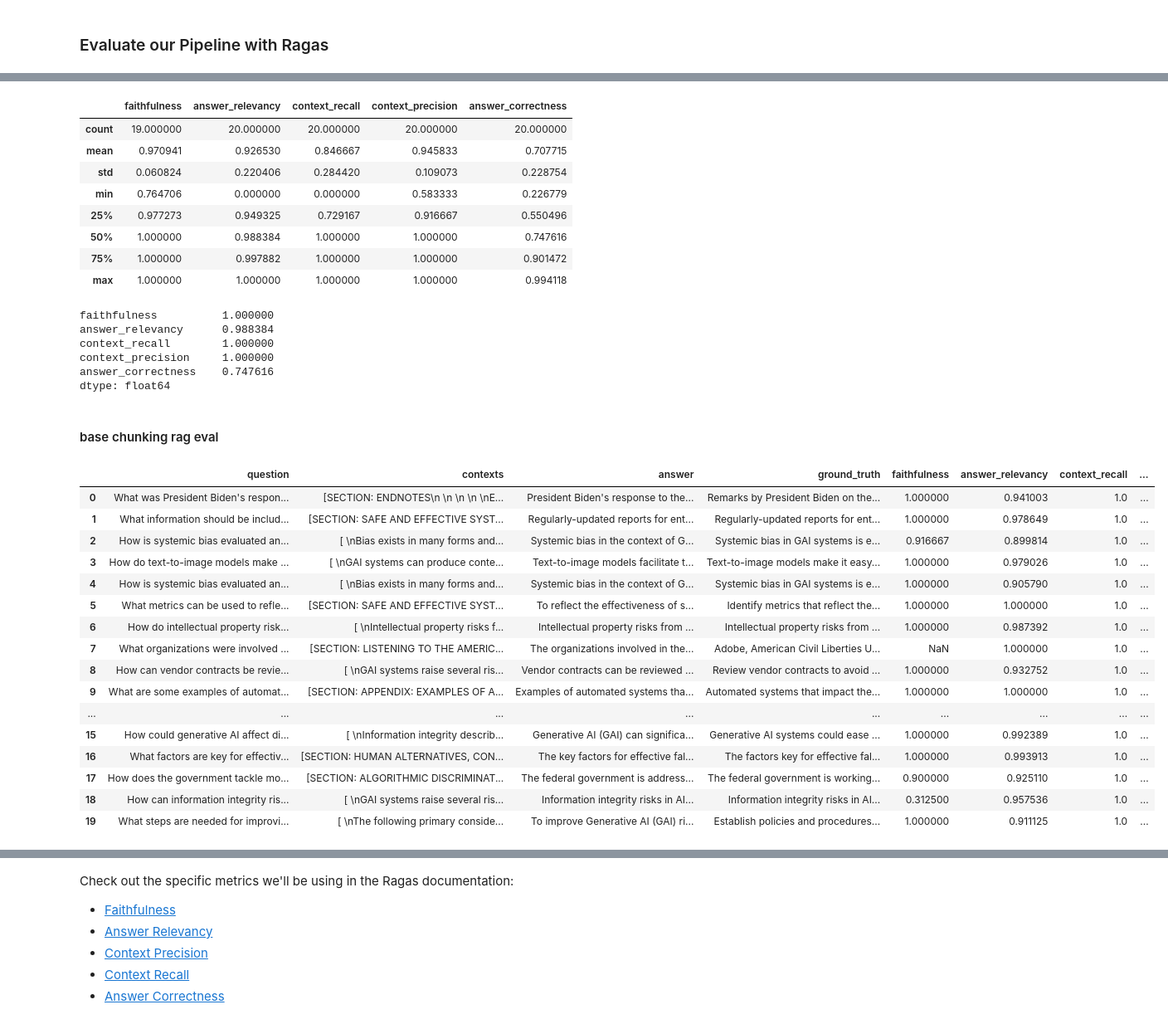
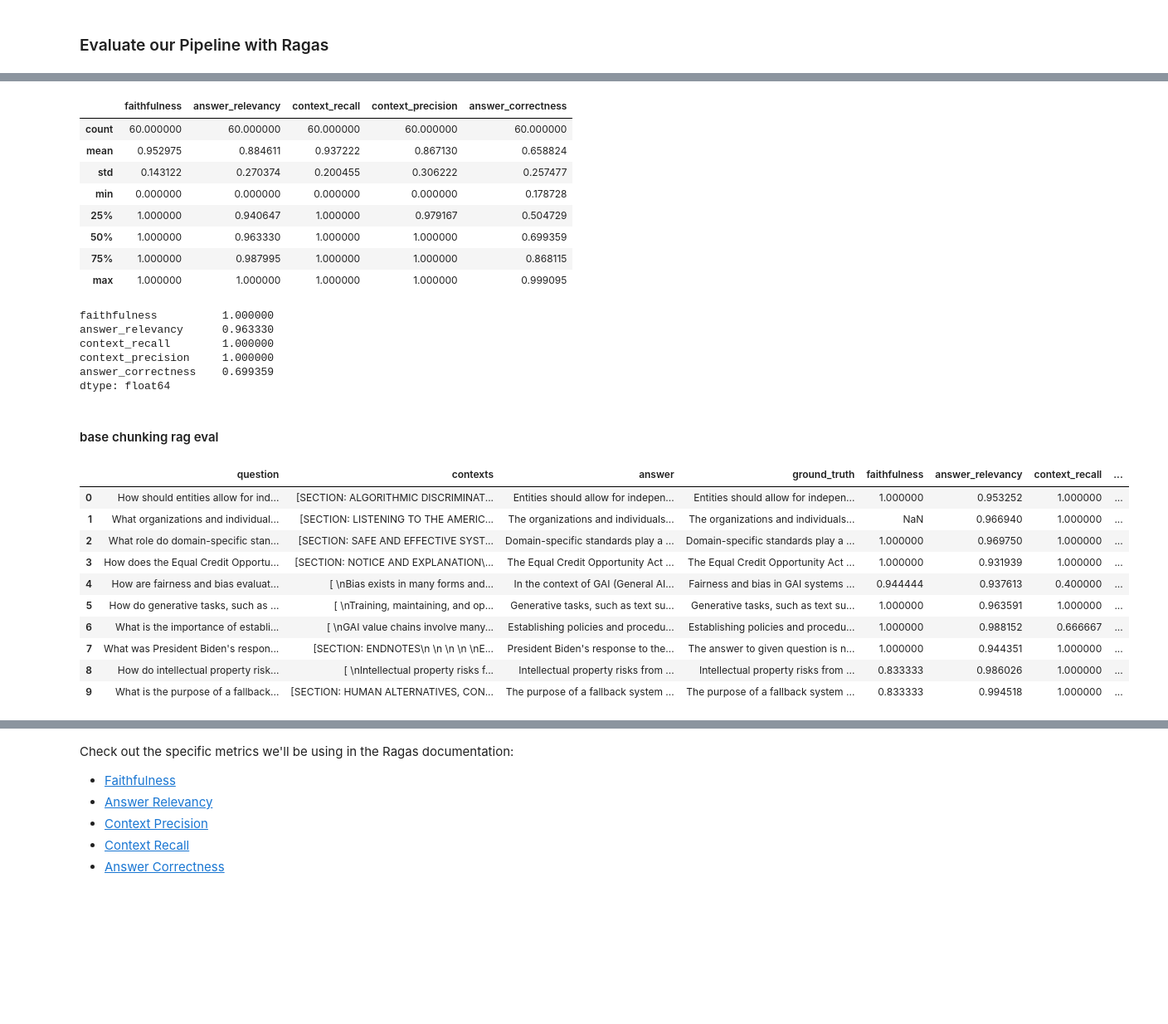
Before and after one commit to aaronsmoss3/aie4_midterm, a Jupyter notebook: midterm.ipynb, the cells around one changed output, grey strips where cells are left out. Shown at 83% size. Drawn from its saved outputs; the diff is of its cells as text; code cells hidden in the pictures; blank space fills up the shorter version.

```diff
--- a/midterm.ipynb
+++ b/midterm.ipynb
@@ -293,3 +295,5 @@ save_docs_to_jsonl(sem_documents,'sem_documents.jsonl')
+# %%
+sem_documents = load_docs_from_jsonl('sem_documents.jsonl')
 # %% [markdown]
 ## Embedding chunks
 # %%
@@ -447,4 +447,4 @@ distributions = {
     reasoning: 0.1
 }
 # %%
-testset = generator.generate_with_langchain_docs(full_docs, 200, distributions, with_debugging_logs=True)
+testset = generator.generate_with_langchain_docs(full_docs, 60, distributions, with_debugging_logs=True)
@@ -537,47 +549,41 @@ results_df
 results_df.iloc[:,4:].describe()
 # %% [output]
 |  | faithfulness | answer_relevancy | context_recall | context_precision | answer_correctness |
-| count | 19.000000 | 20.000000 | 20.000000 | 20.000000 | 20.000000 |
-| mean | 0.970941 | 0.926530 | 0.846667 | 0.945833 | 0.707715 |
-| std | 0.060824 | 0.220406 | 0.284420 | 0.109073 | 0.228754 |
-| min | 0.764706 | 0.000000 | 0.000000 | 0.583333 | 0.226779 |
-| 25% | 0.977273 | 0.949325 | 0.729167 | 0.916667 | 0.550496 |
-| 50% | 1.000000 | 0.988384 | 1.000000 | 1.000000 | 0.747616 |
-| 75% | 1.000000 | 0.997882 | 1.000000 | 1.000000 | 0.901472 |
-| max | 1.000000 | 1.000000 | 1.000000 | 1.000000 | 0.994118 |
+| count | 60.000000 | 60.000000 | 60.000000 | 60.000000 | 60.000000 |
+| mean | 0.952975 | 0.884611 | 0.937222 | 0.867130 | 0.658824 |
+| std | 0.143122 | 0.270374 | 0.200455 | 0.306222 | 0.257477 |
+| min | 0.000000 | 0.000000 | 0.000000 | 0.000000 | 0.178728 |
+| 25% | 1.000000 | 0.940647 | 1.000000 | 0.979167 | 0.504729 |
+| 50% | 1.000000 | 0.963330 | 1.000000 | 1.000000 | 0.699359 |
+| 75% | 1.000000 | 0.987995 | 1.000000 | 1.000000 | 0.868115 |
+| max | 1.000000 | 1.000000 | 1.000000 | 1.000000 | 0.999095 |
 # %%
 results_df.iloc[:,4:].median()
 # %% [output]
 faithfulness          1.000000
-answer_relevancy      0.988384
+answer_relevancy      0.963330
 context_recall        1.000000
 context_precision     1.000000
-answer_correctness    0.747616
+answer_correctness    0.699359
 dtype: float64
 # %% [markdown]
 #### base chunking rag eval
 # %%
 base_results = evaluate(base_response_dataset, metrics)
 base_results_df = base_results.to_pandas()
-base_results_df
+base_results_df.head(10)
 # %% [output]
 |  | question | contexts | answer | ground_truth | faithfulness | answer_relevancy | context_recall | ... |
-| 0 | What was President Biden's respon... | [SECTION: ENDNOTES\n \n \n \n \nE... | President Biden's response to the... | Remarks by President Biden on the... | 1.000000 | 0.941003 | 1.0 | ... |
-| 1 | What information should be includ... | [SECTION: SAFE AND EFFECTIVE SYST... | Regularly-updated reports for ent... | Regularly-updated reports for ent... | 1.000000 | 0.978649 | 1.0 | ... |
-| 2 | How is systemic bias evaluated an... | [ \nBias exists in many forms and... | Systemic bias in the context of G... | Systemic bias in GAI systems is e... | 0.916667 | 0.899814 | 1.0 | ... |
-| 3 | How do text-to-image models make ... | [ \nGAI systems can produce conte... | Text-to-image models facilitate t... | Text-to-image models make it easy... | 1.000000 | 0.979026 | 1.0 | ... |
-| 4 | How is systemic bias evaluated an... | [ \nBias exists in many forms and... | Systemic bias in the context of G... | Systemic bias in GAI systems is e... | 1.000000 | 0.905790 | 1.0 | ... |
-| 5 | What metrics can be used to refle... | [SECTION: SAFE AND EFFECTIVE SYST... | To reflect the effectiveness of s... | Identify metrics that reflect the... | 1.000000 | 1.000000 | 1.0 | ... |
-| 6 | How do intellectual property risk... | [ \nIntellectual property risks f... | Intellectual property risks from ... | Intellectual property risks from ... | 1.000000 | 0.987392 | 1.0 | ... |
-| 7 | What organizations were involved ... | [SECTION: LISTENING TO THE AMERIC... | The organizations involved in the... | Adobe, American Civil Liberties U... | NaN | 1.000000 | 1.0 | ... |
-| 8 | How can vendor contracts be revie... | [ \nGAI systems raise several ris... | Vendor contracts can be reviewed ... | Review vendor contracts to avoid ... | 1.000000 | 0.932752 | 1.0 | ... |
-| 9 | What are some examples of automat... | [SECTION: APPENDIX: EXAMPLES OF A... | Examples of automated systems tha... | Automated systems that impact the... | 1.000000 | 1.000000 | 1.0 | ... |
-| ... | ... | ... | ... | ... | ... | ... | ... | ... |
-| 15 | How could generative AI affect di... | [ \nInformation integrity describ... | Generative AI (GAI) can significa... | Generative AI systems could ease ... | 1.000000 | 0.992389 | 1.0 | ... |
-| 16 | What factors are key for effectiv... | [SECTION: HUMAN ALTERNATIVES, CON... | The key factors for effective fal... | The factors key for effective fal... | 1.000000 | 0.993913 | 1.0 | ... |
-| 17 | How does the government tackle mo... | [SECTION: ALGORITHMIC DISCRIMINAT... | The federal government is address... | The federal government is working... | 0.900000 | 0.925110 | 1.0 | ... |
-| 18 | How can information integrity ris... | [ \nGAI systems raise several ris... | Information integrity risks in AI... | Information integrity risks in AI... | 0.312500 | 0.957536 | 1.0 | ... |
-| 19 | What steps are needed for improvi... | [ \nThe following primary conside... | To improve Generative AI (GAI) ri... | Establish policies and procedures... | 1.000000 | 0.911125 | 1.0 | ... |
+| 0 | How should entities allow for ind... | [SECTION: ALGORITHMIC DISCRIMINAT... | Entities should allow for indepen... | Entities should allow for indepen... | 1.000000 | 0.953252 | 1.000000 | ... |
+| 1 | What organizations and individual... | [SECTION: LISTENING TO THE AMERIC... | The organizations and individuals... | The organizations and individuals... | NaN | 0.966940 | 1.000000 | ... |
+| 2 | What role do domain-specific stan... | [SECTION: SAFE AND EFFECTIVE SYST... | Domain-specific standards play a ... | Domain-specific standards play a ... | 1.000000 | 0.969750 | 1.000000 | ... |
+| 3 | How does the Equal Credit Opportu... | [SECTION: NOTICE AND EXPLANATION\... | The Equal Credit Opportunity Act ... | The Equal Credit Opportunity Act ... | 1.000000 | 0.931939 | 1.000000 | ... |
+| 4 | How are fairness and bias evaluat... | [ \nBias exists in many forms and... | In the context of GAI (General AI... | Fairness and bias in GAI systems ... | 0.944444 | 0.937613 | 0.400000 | ... |
+| 5 | How do generative tasks, such as ... | [ \nTraining, maintaining, and op... | Generative tasks, such as text su... | Generative tasks, such as text su... | 1.000000 | 0.963591 | 1.000000 | ... |
+| 6 | What is the importance of establi... | [ \nGAI value chains involve many... | Establishing policies and procedu... | Establishing policies and procedu... | 1.000000 | 0.988152 | 0.666667 | ... |
+| 7 | What was President Biden's respon... | [SECTION: ENDNOTES\n \n \n \n \nE... | President Biden's response to the... | The answer to given question is n... | 1.000000 | 0.944351 | 1.000000 | ... |
+| 8 | How do intellectual property risk... | [ \nIntellectual property risks f... | Intellectual property risks from ... | Intellectual property risks from ... | 0.833333 | 0.986026 | 1.000000 | ... |
+| 9 | What is the purpose of a fallback... | [SECTION: HUMAN ALTERNATIVES, CON... | The purpose of a fallback system ... | The purpose of a fallback system ... | 0.833333 | 0.994518 | 1.000000 | ... |
 # %%
 base_results_df.iloc[:,4:].median()
 # %% [output]
```
Also changed, not shown: parts of 43 cells of this notebook, 1 other file.
